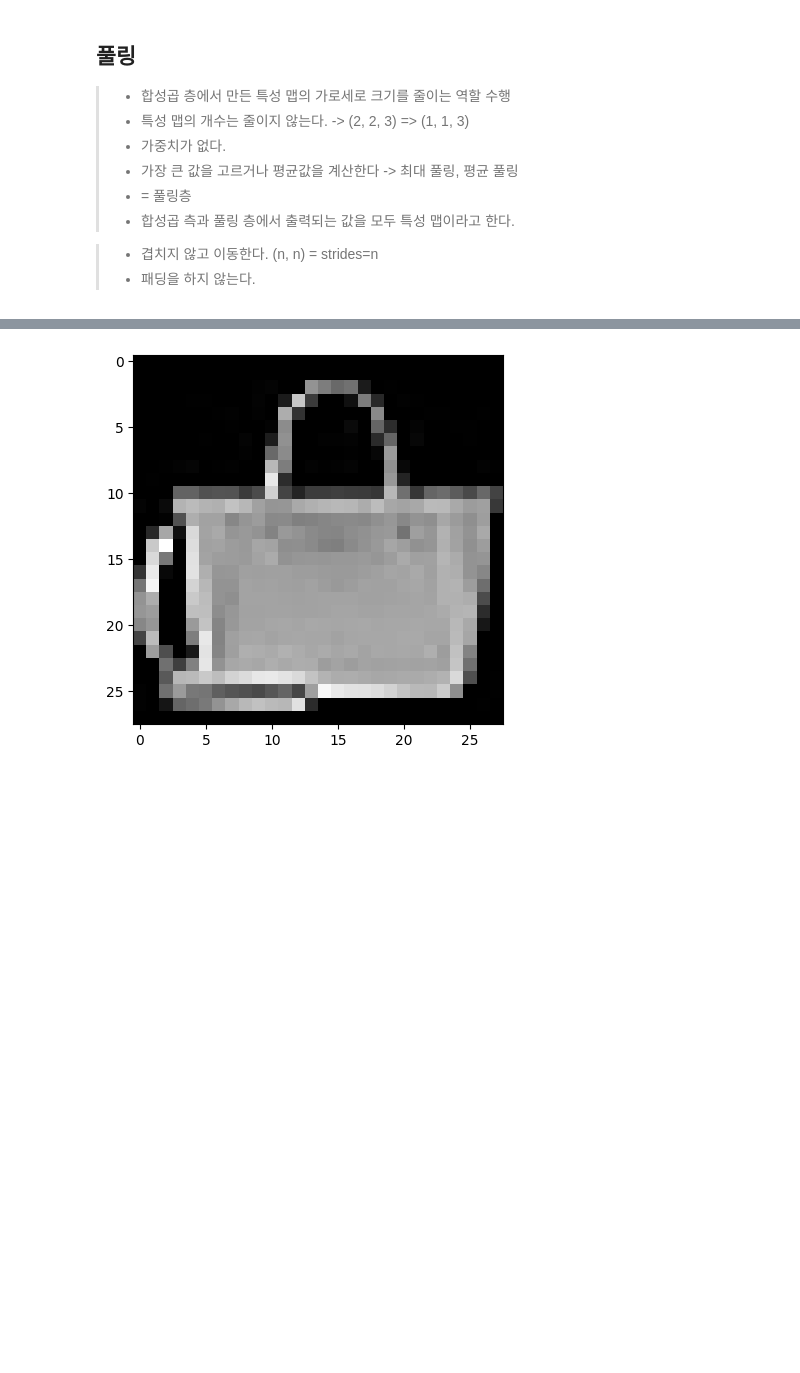
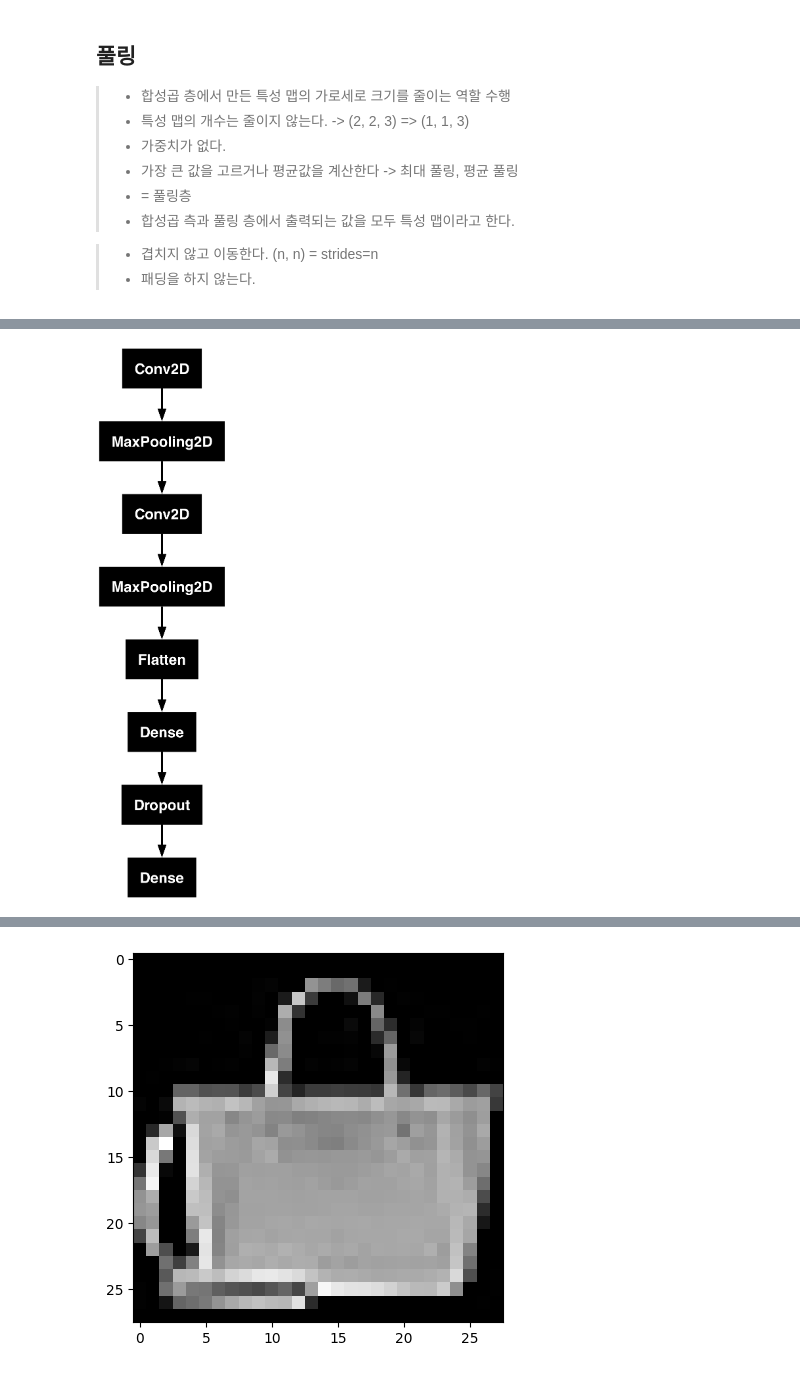
Before and after one commit to jangtaehun/study_machine_learning, a Jupyter notebook: 혼공/CNN/8-1_2.ipynb, the cells around one changed output, grey strips where cells are left out. Saved outputs shown, nothing was run; the diff lists cells and outputs as text; code cells hidden in the pictures; blank space fills up the shorter version.

```diff
--- a/혼공/CNN/8-1_2.ipynb
+++ b/혼공/CNN/8-1_2.ipynb
@@ -115,3 +134,7 @@ Model: "sequential_1"
  Total params: 333,526 (1.27 MB)
  Trainable params: 333,526 (1.27 MB)
  Non-trainable params: 0 (0.00 B)
+# %%
+keras.utils.plot_model(model)
+# %% [output]
+[figure, added]
```
Also changed, not shown: parts of 12 cells of this notebook, 11 other files.
